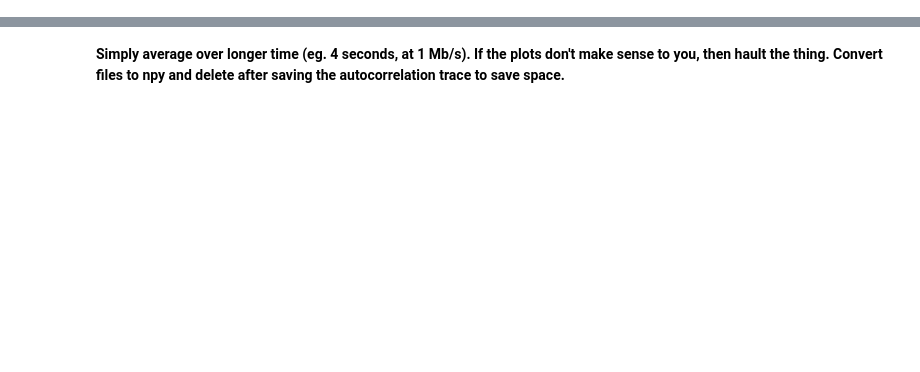
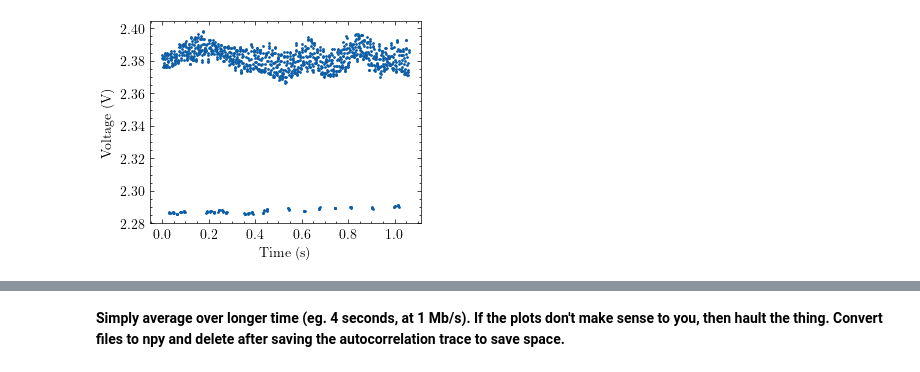
Before and after one commit to David-Cai-CJ/Autocorrelator, a Jupyter notebook: logging/moku_go_data_analysis.ipynb, the cells around one changed output, grey strips where cells are left out. Saved outputs shown, nothing was run; the diff lists cells and outputs as text; code cells hidden in the pictures; blank space fills up the shorter version.

```diff
--- a/logging/moku_go_data_analysis.ipynb
+++ b/logging/moku_go_data_analysis.ipynb
@@ -24,3 +25,12 @@ plt.scatter(time, volt, s = .2)
+# %%
+time, v1, v2 = np.genfromtxt('1_39/22_652_19700128_073411.csv', comments ='%', delimiter = ',').T
+# %%
+plt.scatter(time, v2, s = 1)
+plt.xlabel('Time (s)')
+plt.ylabel('Voltage (V)')
+plt.savefig('../figures/moku_floors.pdf', format= 'pdf', bbox_inches = 'tight')
+# %% [output]
+[figure, added]
 # %%
 spacing  = np.median(np.diff(time))
 freqs = np.fft.rfftfreq(len(time), spacing)
```
Also changed, not shown: parts of 9 cells of this notebook, 25 other files.
